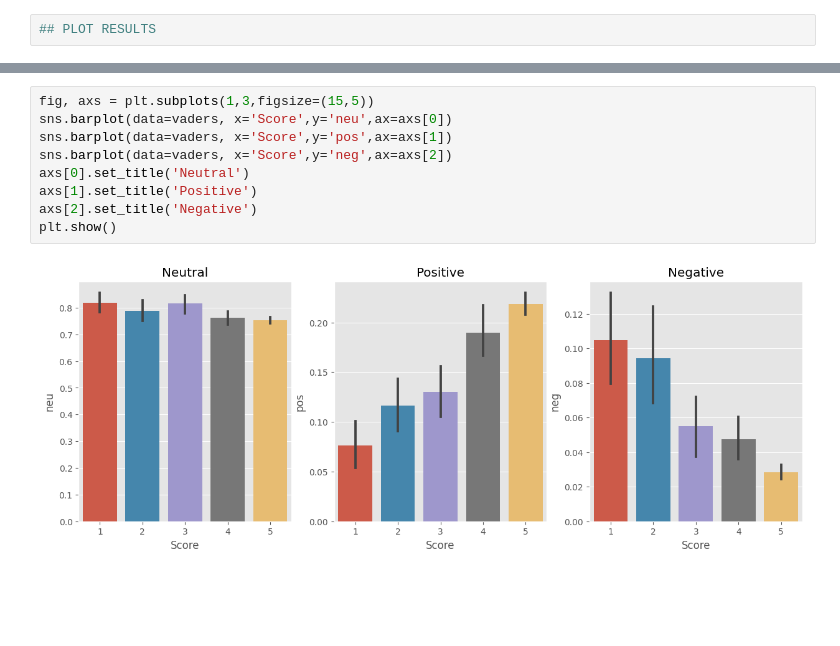
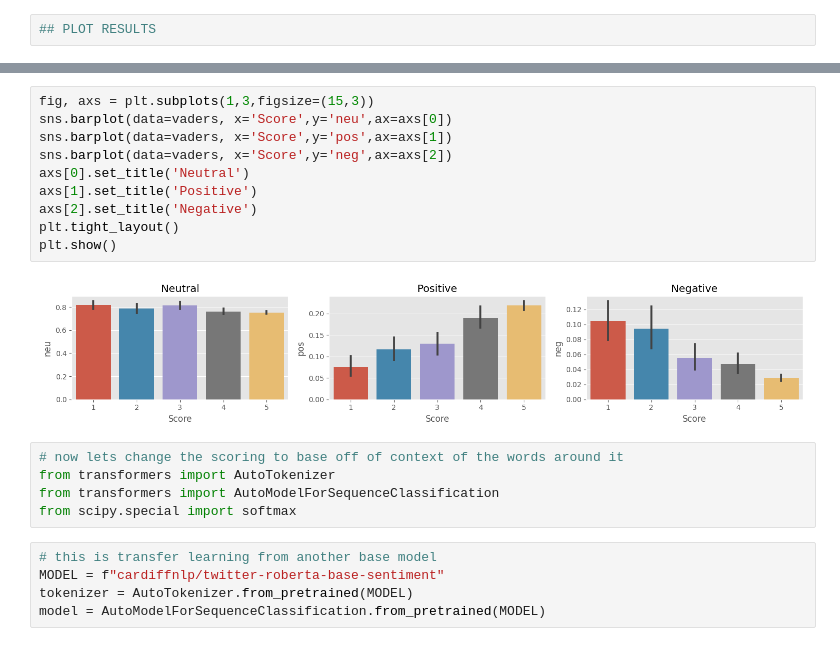
Before and after one commit to khuntetad/amazon-reviews, a Jupyter notebook: amazonsentimentanalysis.ipynb, the cells around one changed output, grey strips where cells are left out. Drawn from its saved outputs; the diff is of its cells as text; blank space fills up the shorter version.

Commit message:
added comparison between vader and roberta pretrained model

```diff
--- a/amazonsentimentanalysis.ipynb
+++ b/amazonsentimentanalysis.ipynb
@@ -142,11 +167,22 @@ plt.show()
 # %%
-fig, axs = plt.subplots(1,3,figsize=(15,5))
+fig, axs = plt.subplots(1,3,figsize=(15,3))
 sns.barplot(data=vaders, x='Score',y='neu',ax=axs[0])
 sns.barplot(data=vaders, x='Score',y='pos',ax=axs[1])
 sns.barplot(data=vaders, x='Score',y='neg',ax=axs[2])
 axs[0].set_title('Neutral')
 axs[1].set_title('Positive')
 axs[2].set_title('Negative')
+plt.tight_layout()
 plt.show()
 # %% [output]
-[figure, old version]
+[figure, new version]
+# %%
+# now lets change the scoring to base off of context of the words around it
+from transformers import AutoTokenizer
+from transformers import AutoModelForSequenceClassification
+from scipy.special import softmax
+# %%
+# this is transfer learning from another base model
+MODEL = f"cardiffnlp/twitter-roberta-base-sentiment"
+tokenizer = AutoTokenizer.from_pretrained(MODEL)
+model = AutoModelForSequenceClassification.from_pretrained(MODEL)
```
Also changed, not shown: parts of 7 cells of this notebook.
